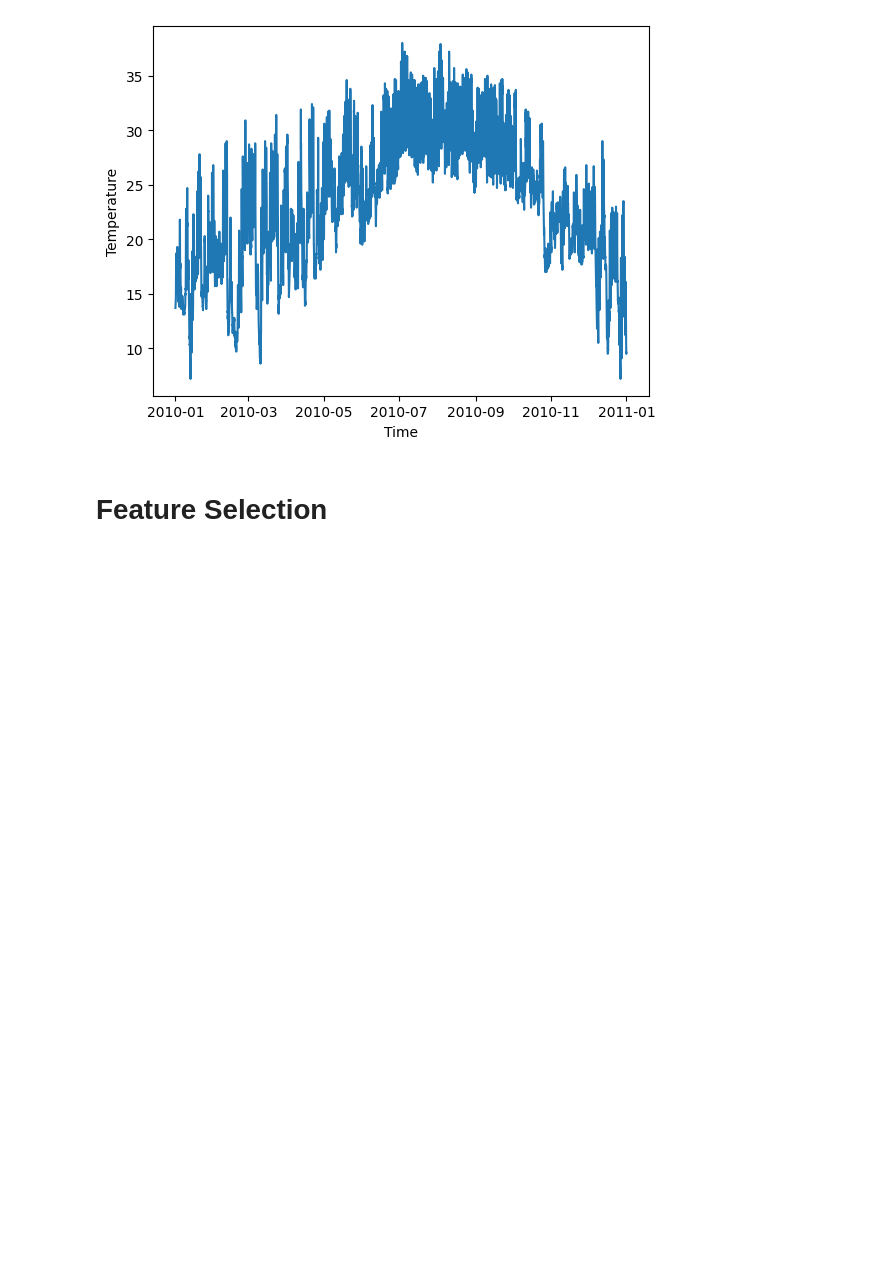
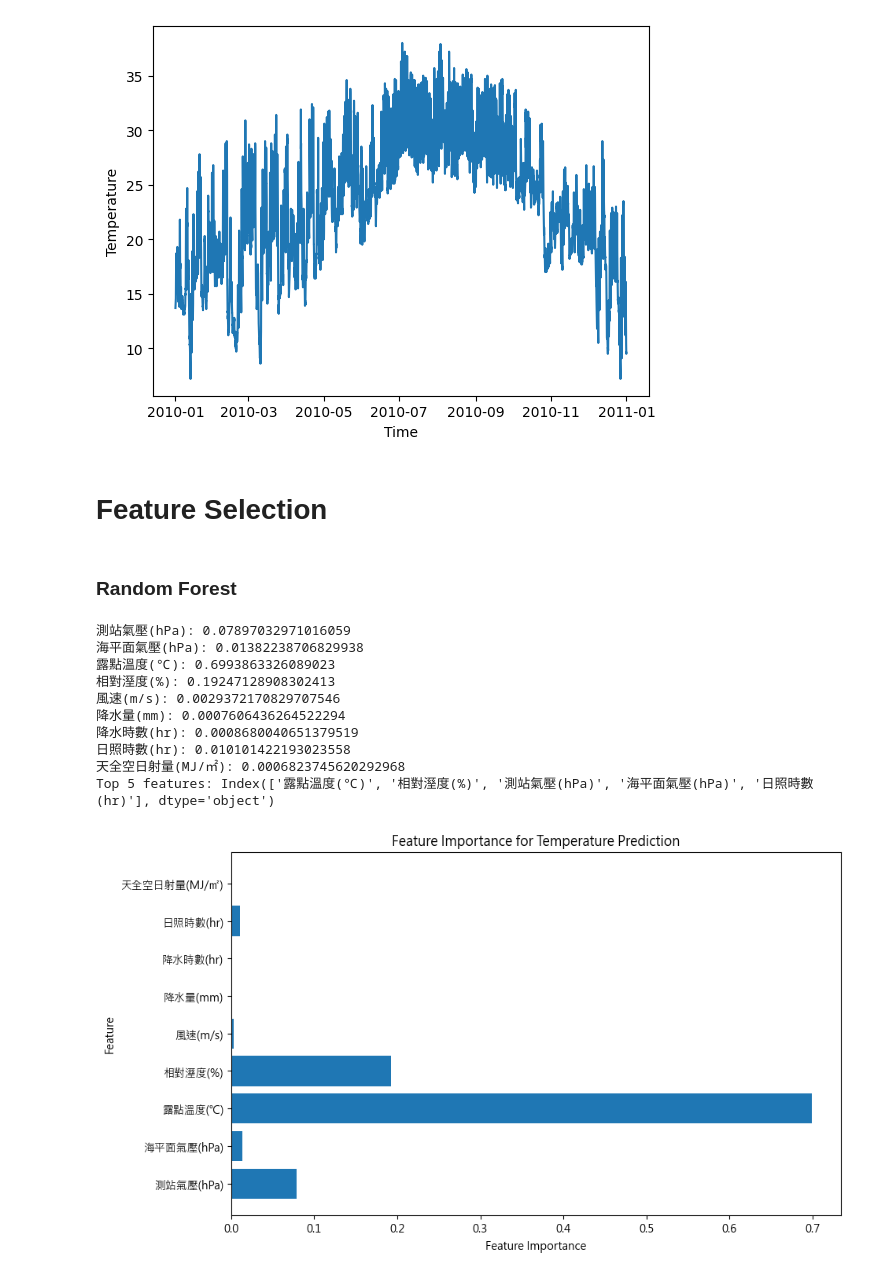
Before and after one commit to ZYuC-2002/Project_WeatherAI, a Jupyter notebook: 認真的/Taipei.ipynb, the cells around one changed output. Cells and saved outputs as stored; diff of their text form; code cells hidden in the pictures; blank space fills up the shorter version.

Commit message:
random forest

```diff
--- a/認真的/Taipei.ipynb
+++ b/認真的/Taipei.ipynb
@@ -52,2 +51,55 @@ train_data, valid_data = random_split(input_data,[train_len, valid_len])
 # %% [markdown]
 # Feature Selection
+# %% [markdown]
+### Random Forest
+# %%
+from sklearn.model_selection import train_test_split
+from sklearn.ensemble import RandomForestRegressor
+
+# 分開特徵和目標變量
+X = input_data.drop(columns=["氣溫(℃)", "觀測時間(hour)"])  # 丟棄不需要的特徵
+y = input_data["氣溫(℃)"]
+
+# 切分 training dataset 和 validation dataset
+X_train, X_valid, y_train, y_valid = train_test_split(X, y, test_size=0.3, random_state=42)
+
+# 構建Random Forest模型
+rf = RandomForestRegressor()
+
+# 訓練模型
+rf.fit(X_train, y_train)
+
+# 獲取特徵重要性
+feature_importances = rf.feature_importances_
+
+# 印出所有特徵的重要性數值
+for i, feature in enumerate(X.columns):
+    print(f"{feature}: {feature_importances[i]}")
+
+# 找出前五個特徵的索引
+top5_indices = feature_importances.argsort()[::-1][:5]
+
+# 印出前五個特徵
+top5_features = X.columns[top5_indices]
+print("Top 5 features:", top5_features)
+
+# 繪製特徵重要性長條圖
+plt.rcParams['font.sans-serif'] = ['Microsoft JhengHei'] # 修改中文字體
+plt.figure(figsize=(10, 6))
+plt.barh(X.columns, feature_importances)
+plt.xlabel('Feature Importance')
+plt.ylabel('Feature')
+plt.title('Feature Importance for Temperature Prediction')
+plt.show()
+# %% [output]
+測站氣壓(hPa): 0.07897032971016059
+海平面氣壓(hPa): 0.01382238706829938
+露點溫度(℃): 0.6993863326089023
+相對溼度(%): 0.19247128908302413
+風速(m/s): 0.0029372170829707546
+降水量(mm): 0.0007606436264522294
+降水時數(hr): 0.0008680040651379519
+日照時數(hr): 0.010101422193023558
+天全空日射量(MJ/㎡): 0.0006823745620292968
+Top 5 features: Index(['露點溫度(℃)', '相對溼度(%)', '測站氣壓(hPa)', '海平面氣壓(hPa)', '日照時數(hr)'], dtype='object')
+[figure, added]
```
Also changed, not shown: parts of 3 cells of this notebook.
